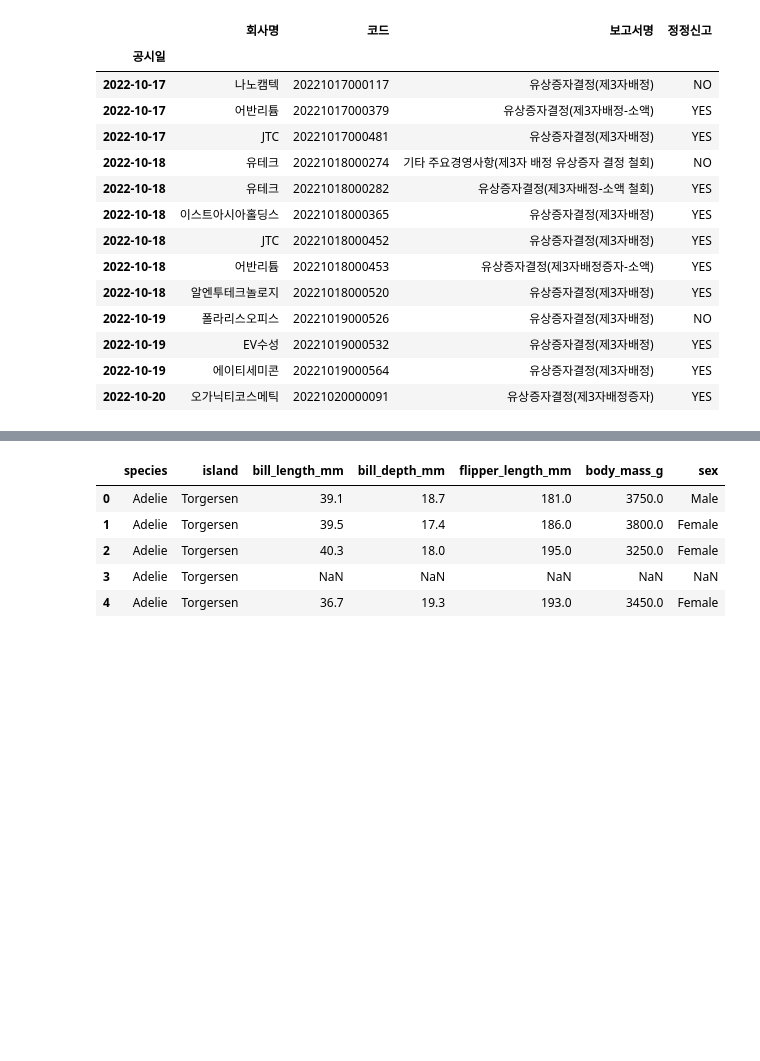
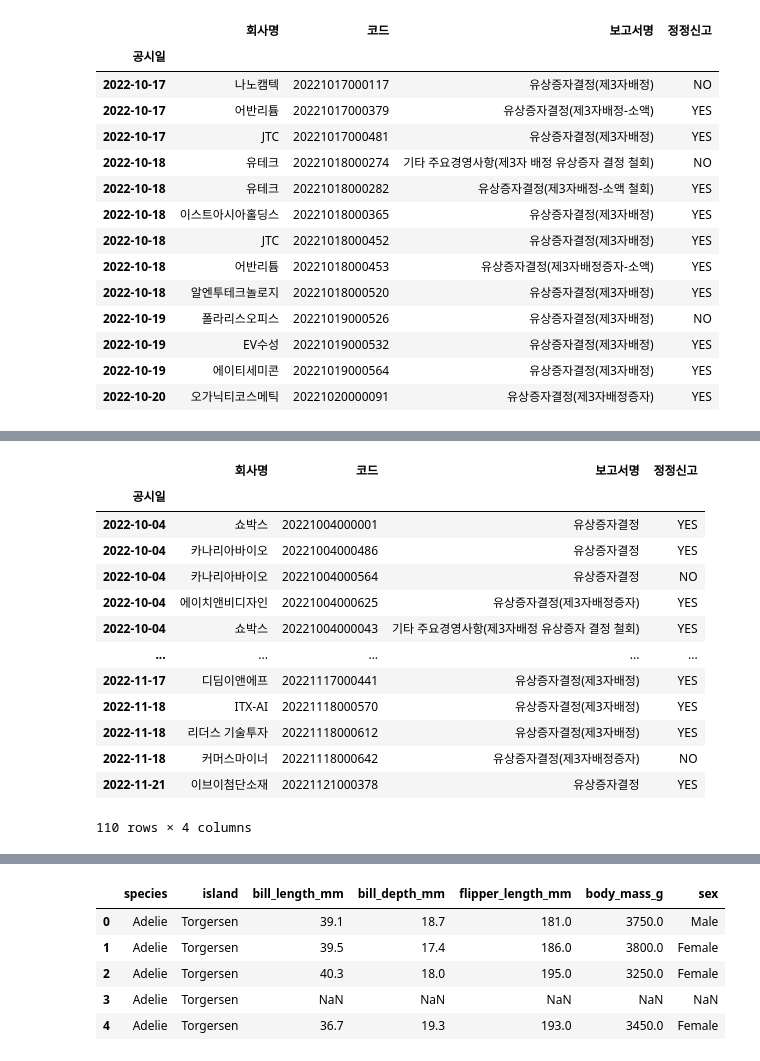
Before and after one commit to Je-Hyeon/FRstudy, a Jupyter notebook: 학기중스터디/week2/2주차스터디_수업용.ipynb, the cells around one changed output, grey strips where cells are left out. Saved outputs shown, nothing was run; the diff lists cells and outputs as text; code cells hidden in the pictures; blank space fills up the shorter version.

```diff
--- a/학기중스터디/week2/2주차스터디_수업용.ipynb
+++ b/학기중스터디/week2/2주차스터디_수업용.ipynb
@@ -171,0 +178,18 @@ df.loc["2022-10-15":"2022-10-20"]
+# %%
+# "보고서명" 컬럼의  '제3자'를 '제5자'로 바꿀 수 있을까?
+df
+# %% [output]
+|  | 회사명 | 코드 | 보고서명 | 정정신고 |
+| 공시일 |  |  |  |  |
+| 2022-10-04 | 쇼박스 | 20221004000001 | 유상증자결정 | YES |
+| 2022-10-04 | 카나리아바이오 | 20221004000486 | 유상증자결정 | YES |
+| 2022-10-04 | 카나리아바이오 | 20221004000564 | 유상증자결정 | NO |
+| 2022-10-04 | 에이치앤비디자인 | 20221004000625 | 유상증자결정(제3자배정증자) | YES |
+| 2022-10-04 | 쇼박스 | 20221004000043 | 기타 주요경영사항(제3자배정 유상증자 결정 철회) | YES |
+| ... | ... | ... | ... | ... |
+| 2022-11-17 | 디딤이앤에프 | 20221117000441 | 유상증자결정(제3자배정) | YES |
+| 2022-11-18 | ITX-AI | 20221118000570 | 유상증자결정(제3자배정) | YES |
+| 2022-11-18 | 리더스 기술투자 | 20221118000612 | 유상증자결정(제3자배정) | YES |
+| 2022-11-18 | 커머스마이너 | 20221118000642 | 유상증자결정(제3자배정증자) | NO |
+| 2022-11-21 | 이브이첨단소재 | 20221121000378 | 유상증자결정 | YES |
+110 rows × 4 columns
```
Also changed, not shown: parts of 5 cells of this notebook, 14 other files.
